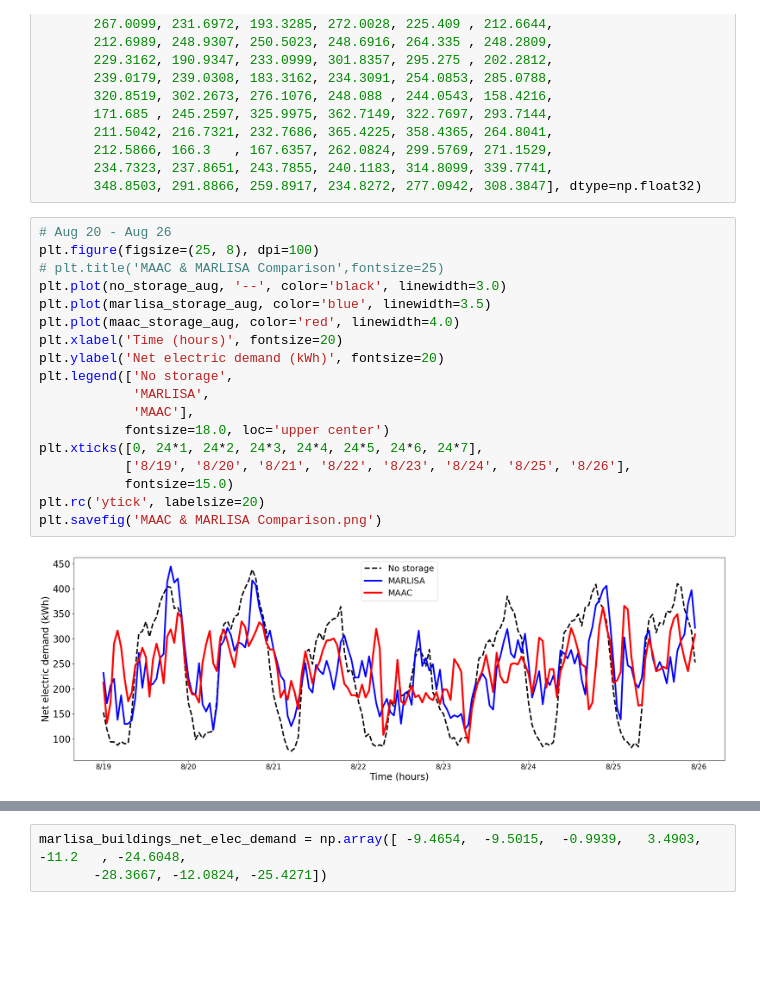
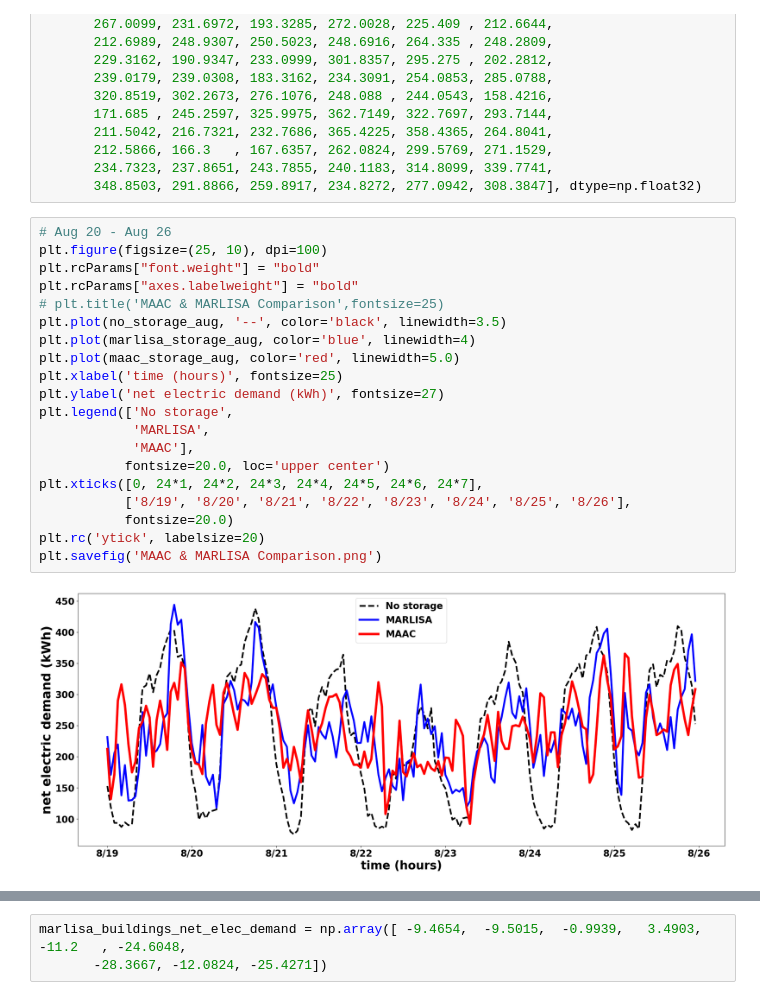
Before and after one commit to jiahanxie353/CityLearn-jx, a Jupyter notebook: summer_research/result/aug-demands.ipynb, the cells around one changed output, grey strips where cells are left out. Cells and saved outputs as stored; diff of their text form; blank space fills up the shorter version.

Commit message:
magnify plots for acc

```diff
--- a/summer_research/result/aug-demands.ipynb
+++ b/summer_research/result/aug-demands.ipynb
@@ -185,23 +185,25 @@ maac_storage_aug = np.array([212.2719, 131.9226, 171.6216, 290.0985, 316.0817, 2
        348.8503, 291.8866, 259.8917, 234.8272, 277.0942, 308.3847], dtype=np.float32)
 # %%
 # Aug 20 - Aug 26
-plt.figure(figsize=(25, 8), dpi=100)
+plt.figure(figsize=(25, 10), dpi=100)
+plt.rcParams["font.weight"] = "bold"
+plt.rcParams["axes.labelweight"] = "bold"
 # plt.title('MAAC & MARLISA Comparison',fontsize=25)
-plt.plot(no_storage_aug, '--', color='black', linewidth=3.0)
-plt.plot(marlisa_storage_aug, color='blue', linewidth=3.5)
-plt.plot(maac_storage_aug, color='red', linewidth=4.0)
-plt.xlabel('Time (hours)', fontsize=20)
-plt.ylabel('Net electric demand (kWh)', fontsize=20)
+plt.plot(no_storage_aug, '--', color='black', linewidth=3.5)
+plt.plot(marlisa_storage_aug, color='blue', linewidth=4)
+plt.plot(maac_storage_aug, color='red', linewidth=5.0)
+plt.xlabel('time (hours)', fontsize=25)
+plt.ylabel('net electric demand (kWh)', fontsize=27)
 plt.legend(['No storage',
             'MARLISA',
             'MAAC'],
-           fontsize=18.0, loc='upper center')
+           fontsize=20.0, loc='upper center')
 plt.xticks([0, 24*1, 24*2, 24*3, 24*4, 24*5, 24*6, 24*7],
            ['8/19', '8/20', '8/21', '8/22', '8/23', '8/24', '8/25', '8/26'],
-           fontsize=15.0)
+           fontsize=20.0)
 plt.rc('ytick', labelsize=20)
 plt.savefig('MAAC & MARLISA Comparison.png')
 # %% [output]
-[figure, old version]
+[figure, new version]
 # %%
 # Aug 20 - Aug 26
```
Also changed, not shown: parts of 4 cells of this notebook, 12 other files.
